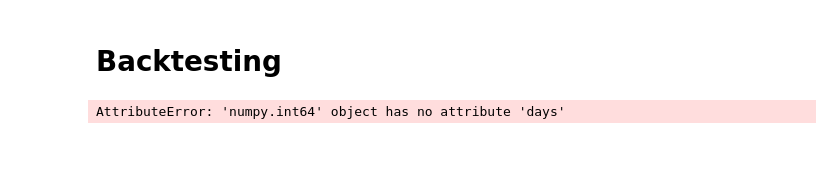
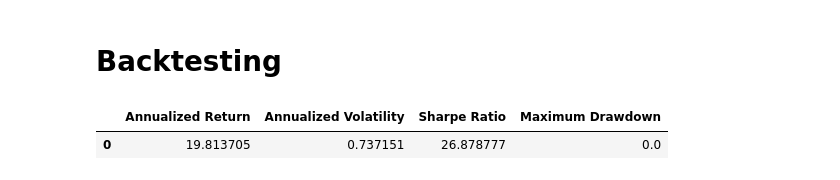
Before and after one commit to cleyfe/Aave_Functions, a Jupyter notebook: testing/historical_supply_borrow.ipynb, the cells around one changed output. Cells and saved outputs as stored; diff of their text form; code cells hidden in the pictures; blank space fills up the shorter version.

```diff
--- a/testing/historical_supply_borrow.ipynb
+++ b/testing/historical_supply_borrow.ipynb
@@ -258,9 +258,9 @@ dtype: object
 # %% [markdown]
 #  Backtesting
 # %%
-LTV = 0.8
+LTV = 0.9
 initial_collateral = 100  # e.g. $100
-stop_condition = 0.5
+stop_condition = 0.8
 # %%
 # Ensure the 'timestamp' column is in datetime format
 time_series_df['timestamp'] = pd.to_datetime(time_series_df['timestamp'])
@@ -271,7 +271,7 @@ max_apyBase_series = []
 final_apy_series = []
 
 number_of_loops = math.ceil(math.log(stop_condition) / math.log(LTV))
-total_collateral = initial_collateral * ((1 - LTV**number_of_loops) / (1 - LTV))
+total_collateral = initial_collateral * ((1 - LTV**(number_of_loops + 1)) / (1 - LTV))
 leverage = total_collateral / initial_collateral
 
 # Filter for specific assets
@@ -329,6 +329,9 @@ fig = px.line(daily_apy, x='timestamp', y='compounded_balance', title='Compounde
 fig.update_layout(xaxis_title='Date', yaxis_title='Compounded Balance ($)', legend_title='Metric')
 fig.show()
 # %%
+daily_apy.set_index("timestamp", inplace=True)
+daily_apy.index = pd.to_datetime(daily_apy.index)
+
 # Calculate daily returns
 daily_apy['daily_return'] = daily_apy['compounded_balance'].pct_change()
 
@@ -339,31 +342,32 @@ ending_balance = daily_apy['compounded_balance'].iloc[-1]
 beginning_balance = daily_apy['compounded_balance'].iloc[0]
 annualized_return = (ending_balance / beginning_balance) ** (1 / total_years) - 1
 
 # Calculate volatility (annualized standard deviation of daily returns)
 daily_volatility = daily_apy['daily_return'].std()
 annualized_volatility = daily_volatility * np.sqrt(252)
 
 # Assume a risk-free rate (e.g., 0 for simplicity)
 risk_free_rate = 0
 
 # Calculate Sharpe ratio
 sharpe_ratio = (annualized_return - risk_free_rate) / annualized_volatility
 
 # Calculate maximum drawdown
 cumulative_returns = (1 + daily_apy['daily_return']).cumprod()
 peak = cumulative_returns.cummax()
 drawdown = (cumulative_returns - peak) / peak
 max_drawdown = drawdown.min()
 
 # Output the metrics
 metrics = {
     "Annualized Return": annualized_return * 100,
     "Annualized Volatility": annualized_volatility * 100,
     "Sharpe Ratio": sharpe_ratio,
     "Maximum Drawdown": max_drawdown
 }
 
 metrics_df = pd.DataFrame(metrics, index=[0])
 metrics_df
 # %% [output]
-AttributeError: 'numpy.int64' object has no attribute 'days'
+|  | Annualized Return | Annualized Volatility | Sharpe Ratio | Maximum Drawdown |
+| 0 | 19.813705 | 0.737151 | 26.878777 | 0.0 |
```
Also changed, not shown: parts of 5 cells of this notebook, 1 other file.
